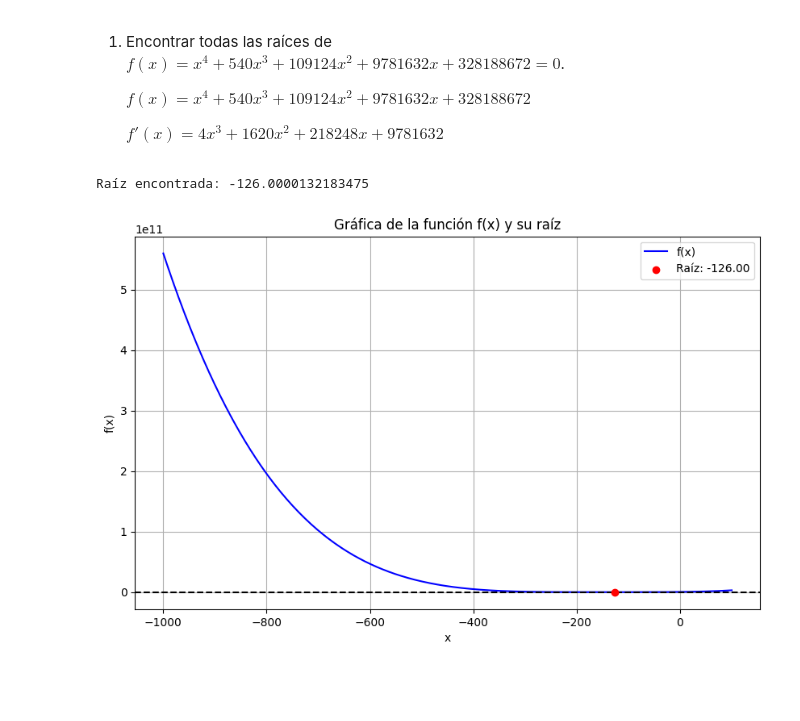
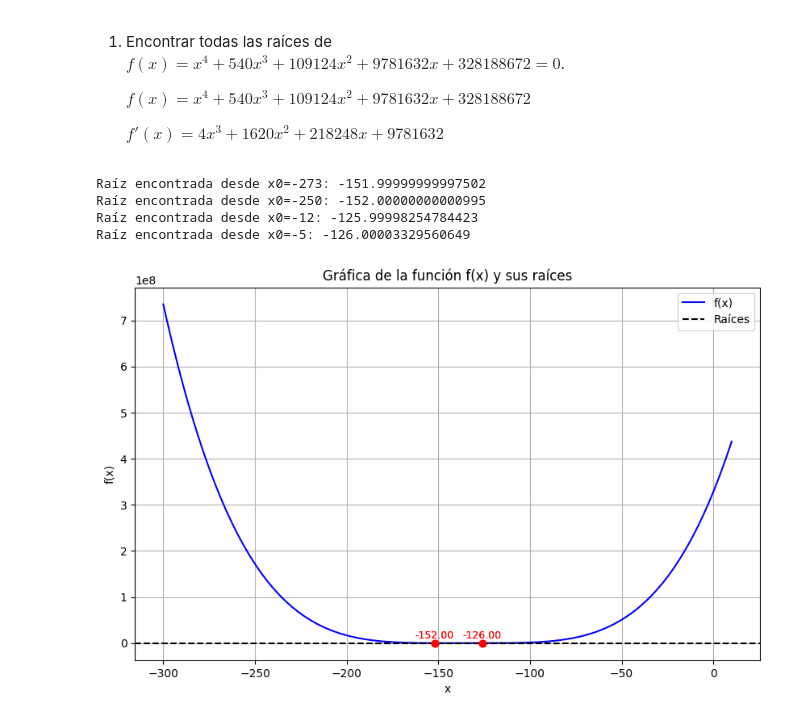
Before and after one commit to Pulga2104/Taller-02, a Jupyter notebook: Taller02.ipynb, the cells around one changed output. Drawn from its saved outputs; the diff is of its cells as text; code cells hidden in the pictures; blank space fills up the shorter version.

```diff
--- a/Taller02.ipynb
+++ b/Taller02.ipynb
@@ -15,32 +15,44 @@
 # %%
 import numpy as np
 import matplotlib.pyplot as plt
 from scipy.optimize import newton
 
 def f(x):
     return x**4 + 540*x**3 + 109124*x**2 + 9781632*x + 328188672
 
 def fprime(x):
     return 4*x**3 + 1620*x**2 + 218248*x + 9781632
 
-resultado = newton(f, x0=10, fprime=fprime)
-print(f"Raíz encontrada: {resultado}")
+puntos_iniciales = [-273, -250, -12, -5]
+raices = []
 
-x = np.linspace(-1000, 100, 1000)
+for x0 in puntos_iniciales:
+    r = newton(f, x0=x0, fprime=fprime)
+    raices.append(r)
+    print(f"Raíz encontrada desde x0={x0}: {r}")
+
+x = np.linspace(-300, 10, 1000)
 y = f(x)
 
 plt.figure(figsize=(10,6))
 plt.plot(x, y, label='f(x)', color='blue')
 plt.axhline(0, color='black', linestyle='--')
-plt.scatter(resultado, f(resultado), color='red', zorder=5, label=f'Raíz: {resultado:.2f}')
-plt.title("Gráfica de la función f(x) y su raíz")
+
+for r in raices:
+    plt.scatter(r, f(r), color='red', zorder=5)
+    plt.text(r, f(r)+1e7, f"{r:.2f}", color='red', fontsize=9, ha='center')
+
+plt.title("Gráfica de la función f(x) y sus raíces")
 plt.xlabel("x")
 plt.ylabel("f(x)")
-plt.legend()
+plt.legend(['f(x)', 'Raíces'])
 plt.grid(True)
 plt.show()
 # %% [output]
-Raíz encontrada: -126.0000132183475
+Raíz encontrada desde x0=-273: -151.99999999997502
+Raíz encontrada desde x0=-250: -152.00000000000995
+Raíz encontrada desde x0=-12: -125.99998254784423
+Raíz encontrada desde x0=-5: -126.00003329560649
-[figure, old version]
+[figure, new version]
 # %% [markdown]
 2. Encuentre todos los puntos en los que la curva $(\frac{y}{2})^2 = (\frac{x+3}{2})^2 - 1$ interseca el eje $y = -2$.
```
Also changed, not shown: parts of 2 cells of this notebook.
